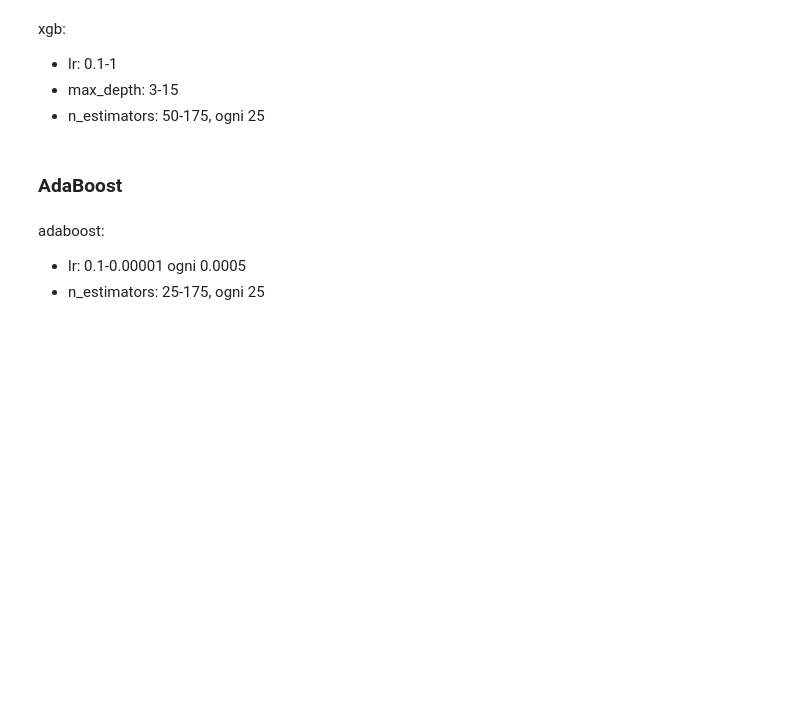
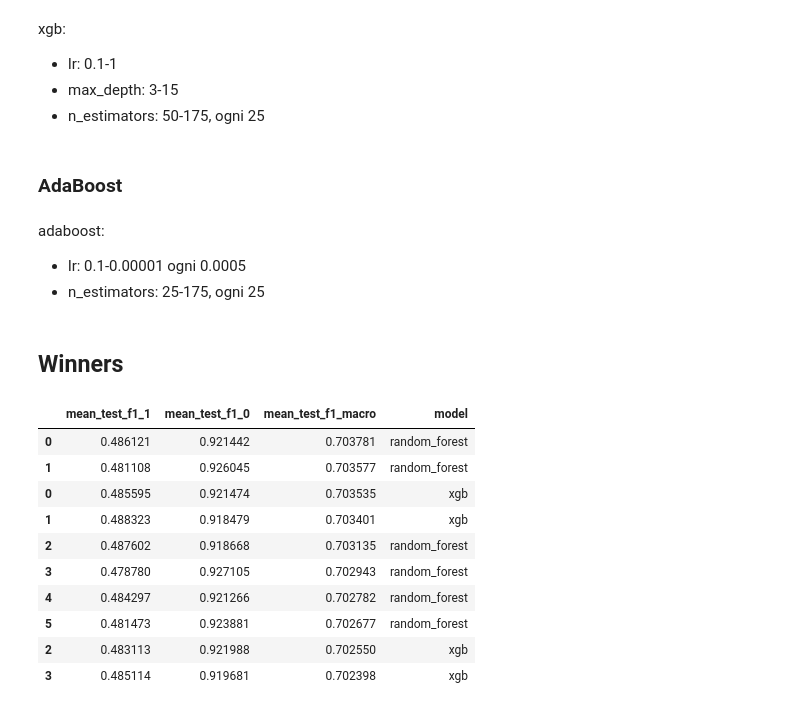
Before and after one commit to JacopoRaffi/DM_Project, a Jupyter notebook: TASK4/oversampling/classifiers_bayes.ipynb, the cells around one changed output. Drawn from its saved outputs; the diff is of its cells as text; code cells hidden in the pictures; blank space fills up the shorter version.

Commit message:
add classifiers winners

```diff
--- a/TASK4/oversampling/classifiers_bayes.ipynb
+++ b/TASK4/oversampling/classifiers_bayes.ipynb
@@ -448,3 +448,44 @@ df = pd.DataFrame(rand_search.cv_results_)
 df.sort_values(by='rank_test_f1_macro', inplace=True)
 df.to_csv(f'../../data/ml_datasets/oversampling/model_selection/{USER}_ada_boost_results_bayes.csv', index=False)
 df.head(n=10)[['mean_test_f1_macro', 'std_test_f1_macro', 'mean_test_f1_1', 'std_test_f1_1', 'mean_test_f1_0', 'std_test_f1_0']]
+# %% [markdown]
+## Winners
+# %%
+columns_to_see = ['mean_test_f1_1', 'mean_test_f1_0', 'mean_test_f1_macro', 'model']
+USER_1 = 'Jacopo'
+USER_2 = 'Simone'
+
+models = ['ada_boost', 'xgb', 'random_forest']
+path_dt = f'../../data/ml_datasets/oversampling/model_selection/{USER_1}_decision_tree_results_bayes.csv'
+path_ada = f'../../data/ml_datasets/oversampling/model_selection/{USER_1}_ada_boost_results_bayes.csv'
+path_xgb = f'../../data/ml_datasets/oversampling/model_selection/{USER_2}_xgb_results_bayes.csv'
+path_rf = f'../../data/ml_datasets/oversampling/model_selection/{USER_2}_random_forest_results_bayes.csv'
+
+path_list = [path_ada, path_xgb, path_rf]
+
+df_results = pd.read_csv(path_dt)
+df_results['model'] = 'decision_tree'
+df_results = df_results[columns_to_see]
+
+for i, path in enumerate(path_list):
+    df = pd.read_csv(path)
+    df['model'] = models[i]
+    df.sort_values(by='mean_test_f1_macro', ascending=False, inplace=True)
+    df = df[columns_to_see]
+
+    df_results = pd.concat([df_results, df], axis=0)
+# %%
+df_results.sort_values(by='mean_test_f1_macro', ascending=False, inplace=True)
+df_results.head(10)
+# %% [output]
+|  | mean_test_f1_1 | mean_test_f1_0 | mean_test_f1_macro | model |
+| 0 | 0.486121 | 0.921442 | 0.703781 | random_forest |
+| 1 | 0.481108 | 0.926045 | 0.703577 | random_forest |
+| 0 | 0.485595 | 0.921474 | 0.703535 | xgb |
+| 1 | 0.488323 | 0.918479 | 0.703401 | xgb |
+| 2 | 0.487602 | 0.918668 | 0.703135 | random_forest |
+| 3 | 0.478780 | 0.927105 | 0.702943 | random_forest |
+| 4 | 0.484297 | 0.921266 | 0.702782 | random_forest |
+| 5 | 0.481473 | 0.923881 | 0.702677 | random_forest |
+| 2 | 0.483113 | 0.921988 | 0.702550 | xgb |
+| 3 | 0.485114 | 0.919681 | 0.702398 | xgb |
```
Also changed, not shown: parts of 1 cell of this notebook, 1 other file.
